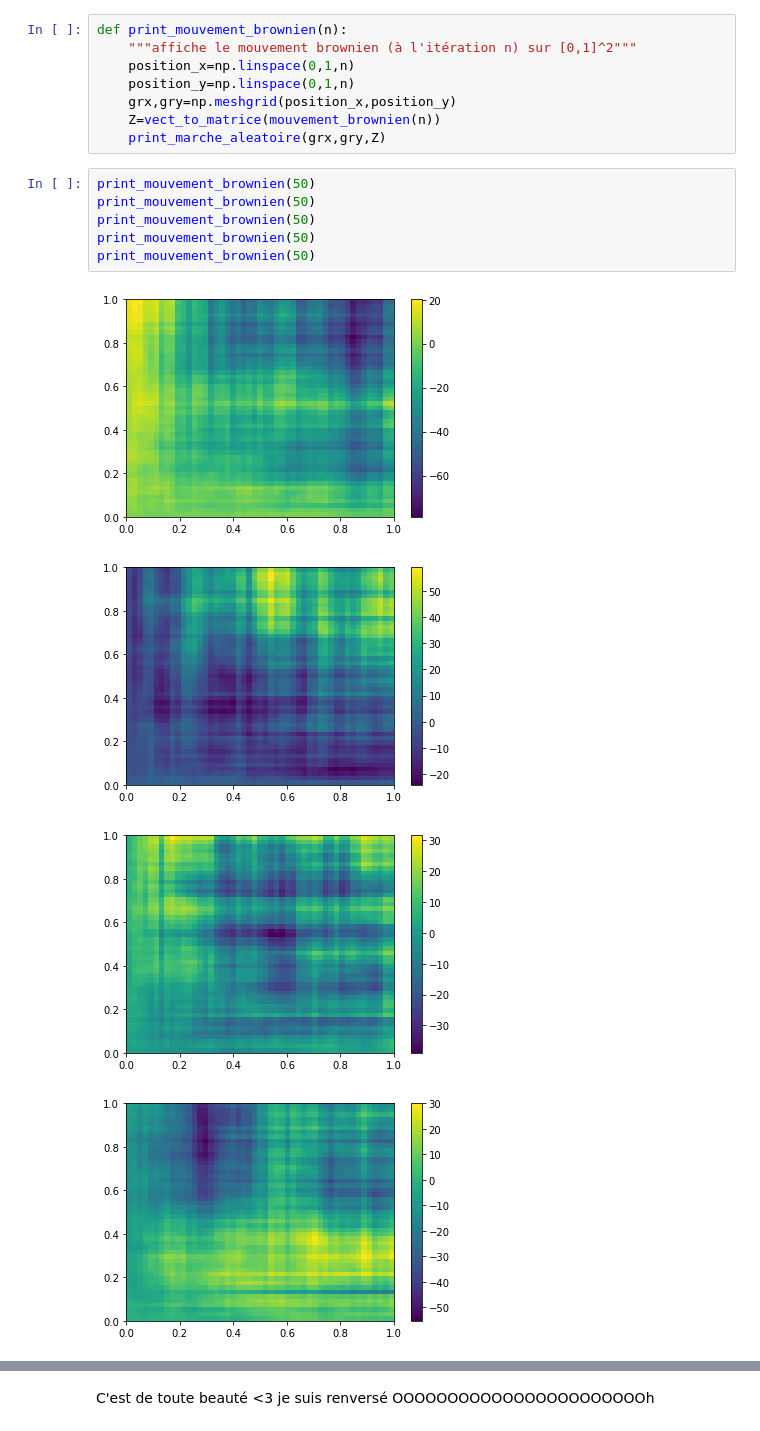
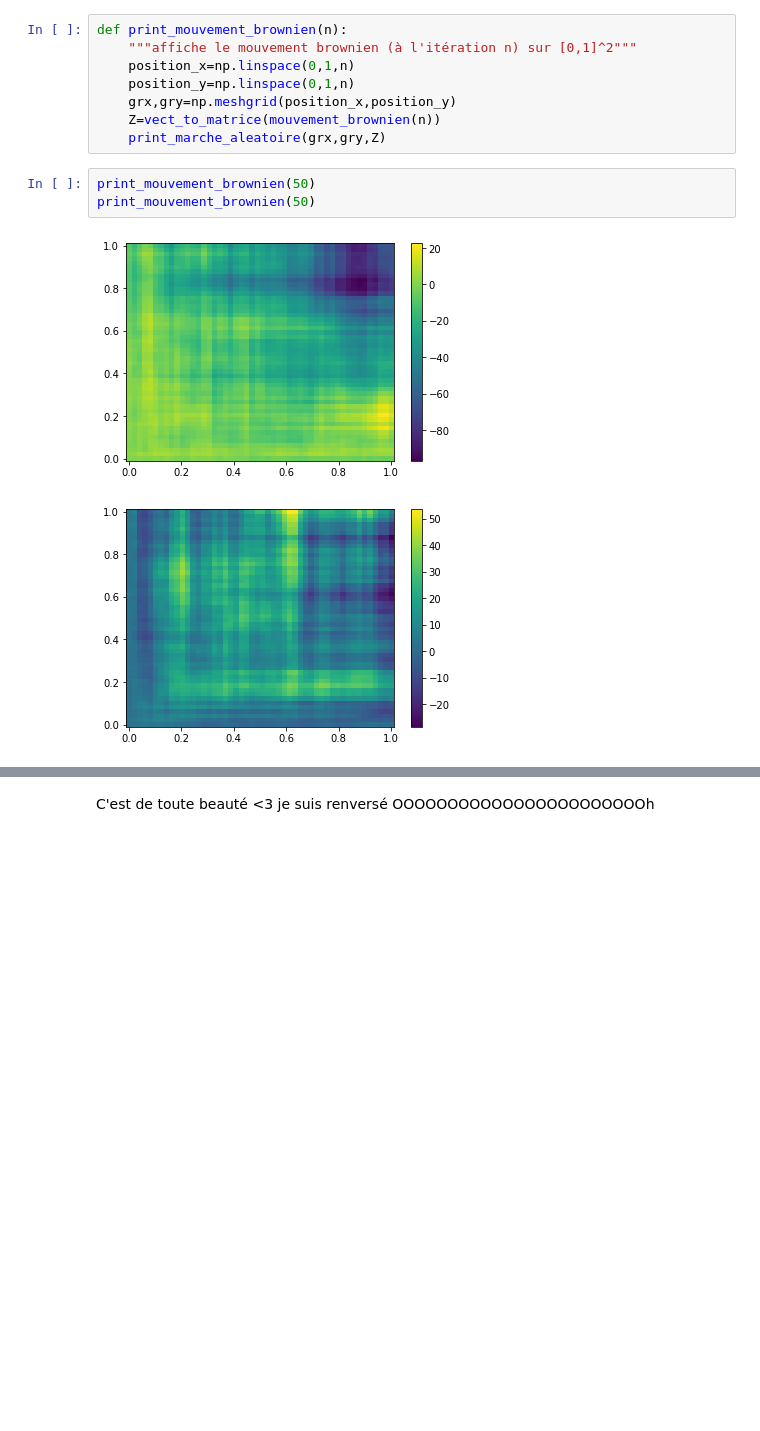
Before and after one commit to Joris-Landais/pojet_num-rique_proba, a Jupyter notebook: Projet numérique de Probabilités 2022 - enonce.ipynb, the cells around one changed output, grey strips where cells are left out. Drawn from its saved outputs; the diff is of its cells as text; blank space fills up the shorter version.

```diff
--- a/Projet numérique de Probabilités 2022 - enonce.ipynb
+++ b/Projet numérique de Probabilités 2022 - enonce.ipynb
@@ -620,11 +618,6 @@ def print_mouvement_brownien(n):
 # %%
 print_mouvement_brownien(50)
 print_mouvement_brownien(50)
-print_mouvement_brownien(50)
-print_mouvement_brownien(50)
-print_mouvement_brownien(50)
 # %% [output]
-[figure, old version]
+[figure, new version]
-[figure, old version]
+[figure, new version]
-[figure, removed]
-[figure, removed]
```
Also changed, not shown: parts of 22 cells of this notebook.
